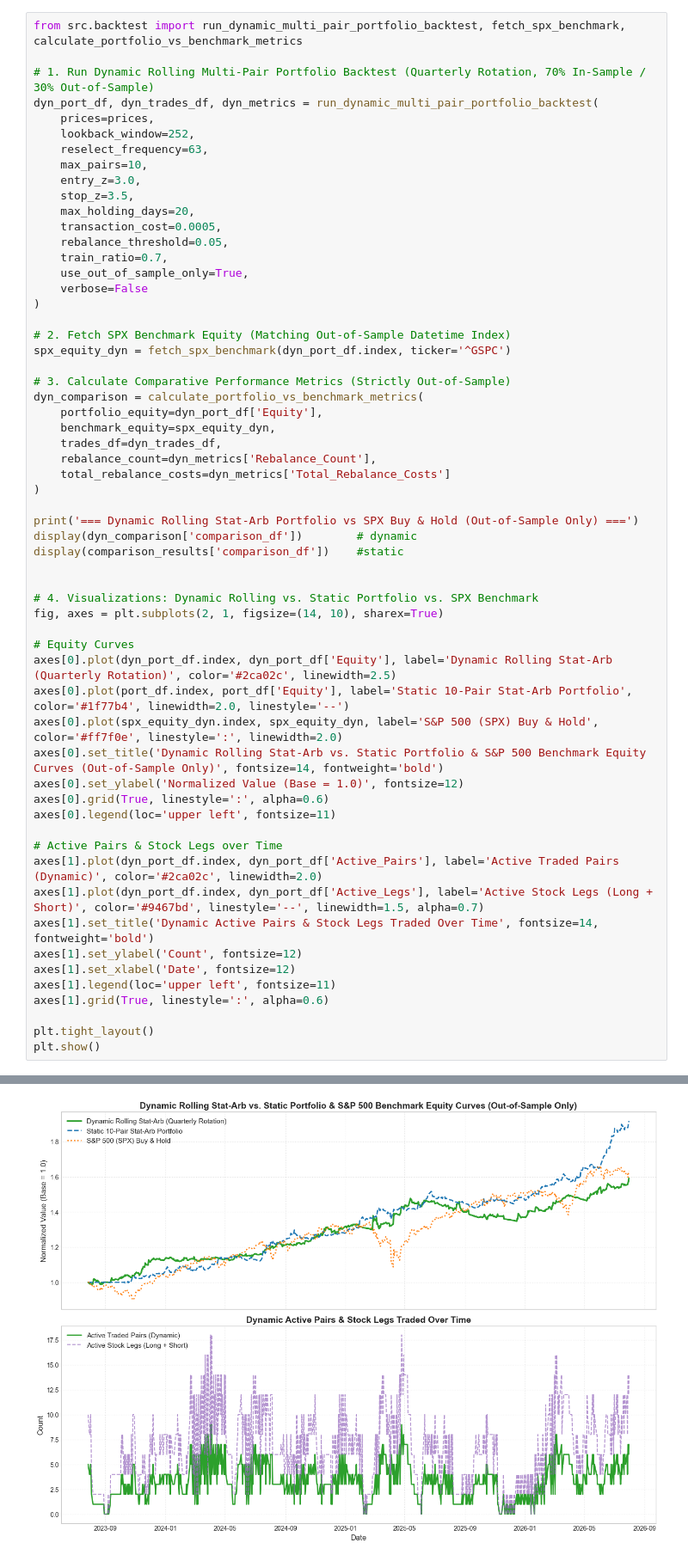
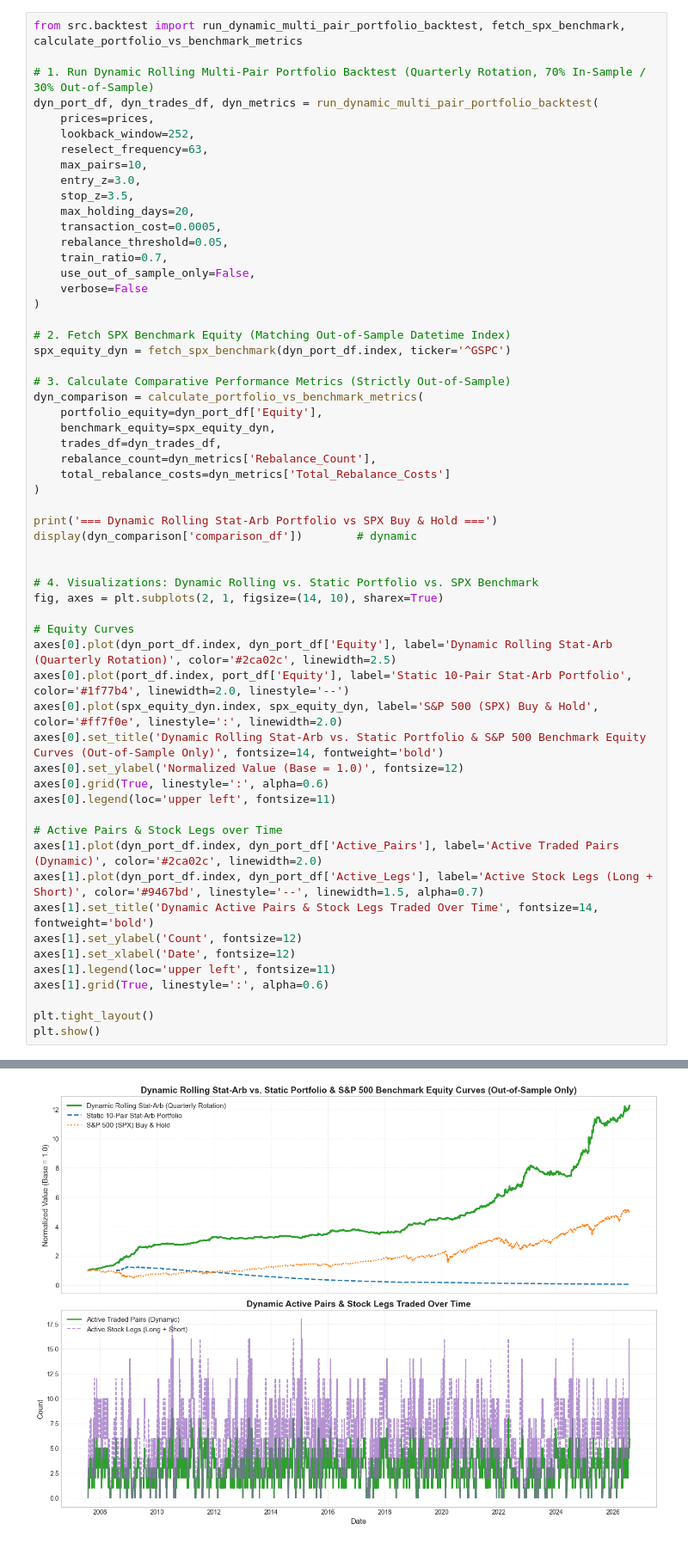
Before and after one commit to julian-olivier/Mean_reversion_strategy, a Jupyter notebook: main.ipynb, the cells around one changed output, grey strips where cells are left out. Shown at 86% size. Saved outputs shown, nothing was run; the diff lists cells and outputs as text.

```diff
--- a/main.ipynb
+++ b/main.ipynb
@@ -468,7 +468,7 @@ dyn_port_df, dyn_trades_df, dyn_metrics = run_dynamic_multi_pair_portfolio_backt
     transaction_cost=0.0005,
     rebalance_threshold=0.05,
     train_ratio=0.7,
-    use_out_of_sample_only=True,
+    use_out_of_sample_only=False,
     verbose=False
 )
 
@@ -484,9 +484,8 @@ dyn_comparison = calculate_portfolio_vs_benchmark_metrics(
     total_rebalance_costs=dyn_metrics['Total_Rebalance_Costs']
 )
 
-print('=== Dynamic Rolling Stat-Arb Portfolio vs SPX Buy & Hold (Out-of-Sample Only) ===')
+print('=== Dynamic Rolling Stat-Arb Portfolio vs SPX Buy & Hold ===')
 display(dyn_comparison['comparison_df'])        # dynamic
-display(comparison_results['comparison_df'])    #static
 
 
 # 4. Visualizations: Dynamic Rolling vs. Static Portfolio vs. SPX Benchmark
@@ -561 +546 @@ Testing cointegration across 964 intra-cluster pair candidates...
-[figure, old version]
+[figure, new version]
```
Also changed, not shown: parts of 15 cells of this notebook, 4 other files.
